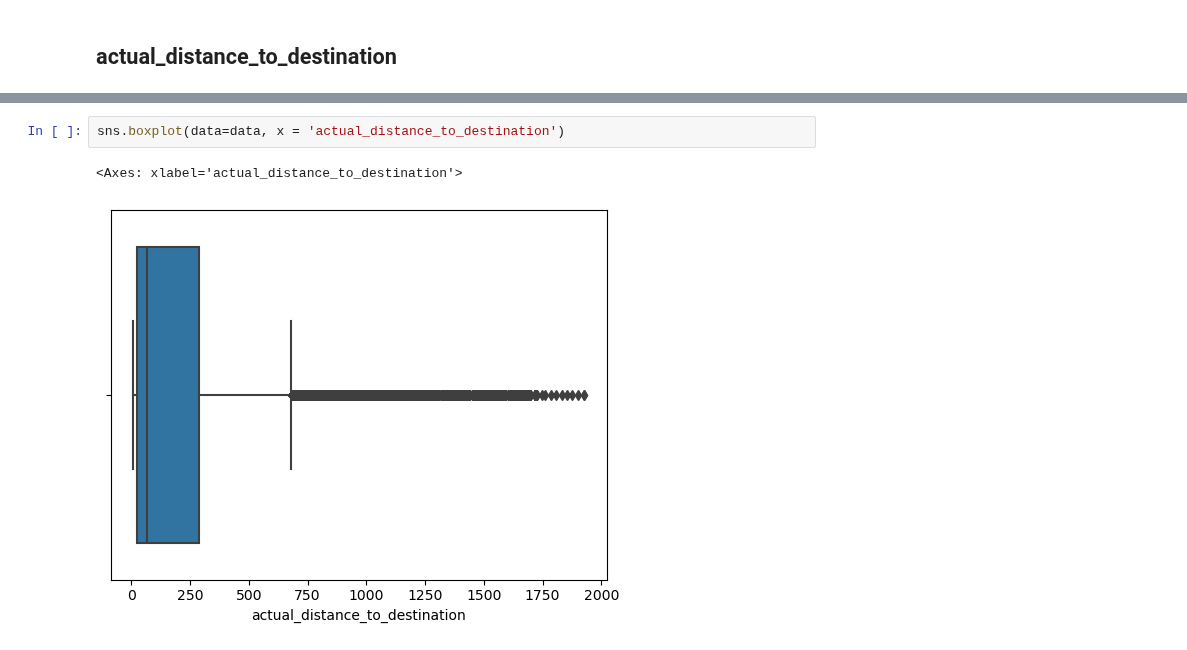
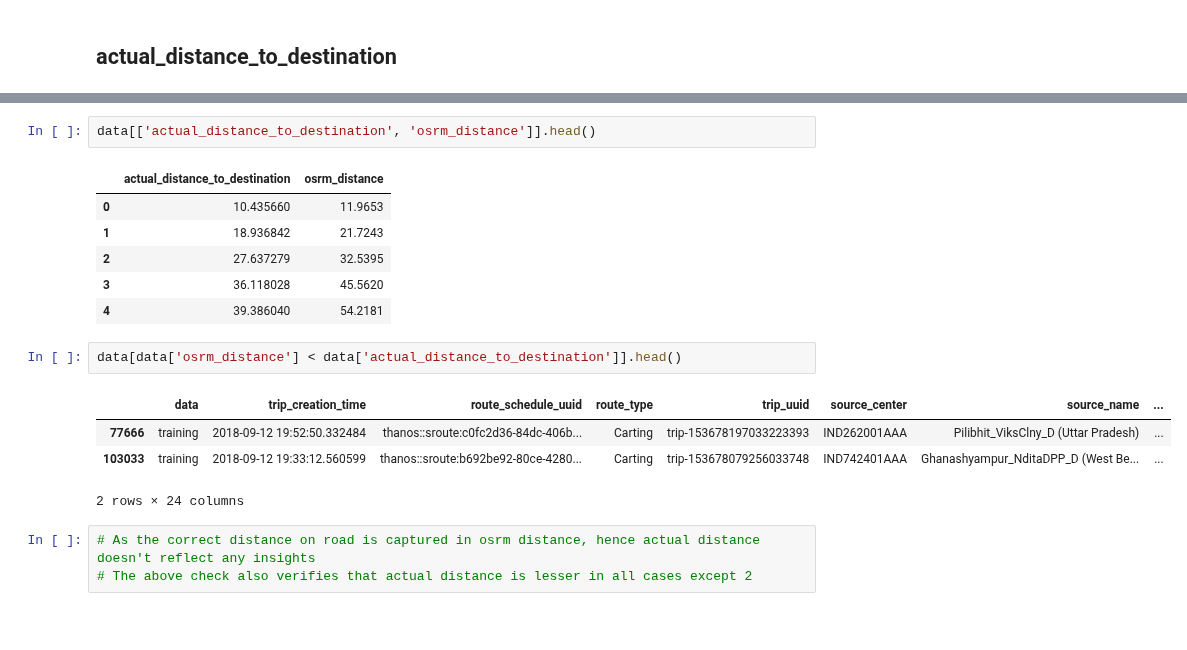
Before and after one commit to muthuganeshece/Business-Case-Study, a Jupyter notebook: Delhivery/Notebook/Delhivery_FeatureEngineering.ipynb, the cells around one changed output, grey strips where cells are left out. Saved outputs shown, nothing was run; the diff lists cells and outputs as text; blank space fills up the shorter version.

```diff
--- a/Delhivery/Notebook/Delhivery_FeatureEngineering.ipynb
+++ b/Delhivery/Notebook/Delhivery_FeatureEngineering.ipynb
@@ -403,5 +388,19 @@ Name: actual_distance_to_destination, Length: 144515, dtype: int64
+# %%
+data[['actual_distance_to_destination', 'osrm_distance']].head()
+# %% [output]
+|  | actual_distance_to_destination | osrm_distance |
+| 0 | 10.435660 | 11.9653 |
+| 1 | 18.936842 | 21.7243 |
+| 2 | 27.637279 | 32.5395 |
+| 3 | 36.118028 | 45.5620 |
+| 4 | 39.386040 | 54.2181 |
 # %%
-sns.boxplot(data=data, x = 'actual_distance_to_destination')
+data[data['osrm_distance'] < data['actual_distance_to_destination']].head()
 # %% [output]
+|  | data | trip_creation_time | route_schedule_uuid | route_type | trip_uuid | source_center | source_name | ... |
+| 77666 | training | 2018-09-12 19:52:50.332484 | thanos::sroute:c0fc2d36-84dc-406b... | Carting | trip-153678197033223393 | IND262001AAA | Pilibhit_ViksClny_D (Uttar Pradesh) | ... |
+| 103033 | training | 2018-09-12 19:33:12.560599 | thanos::sroute:b692be92-80ce-4280... | Carting | trip-153678079256033748 | IND742401AAA | Ghanashyampur_NditaDPP_D (West Be... | ... |
-<Axes: xlabel='actual_distance_to_destination'>
+2 rows × 24 columns
-[figure, removed]
+# %%
+# As the correct distance on road is captured in osrm distance, hence actual distance doesn't reflect any insights
+# The above check also verifies that actual distance is lesser in all cases except 2
```
Also changed, not shown: parts of 14 cells of this notebook.
